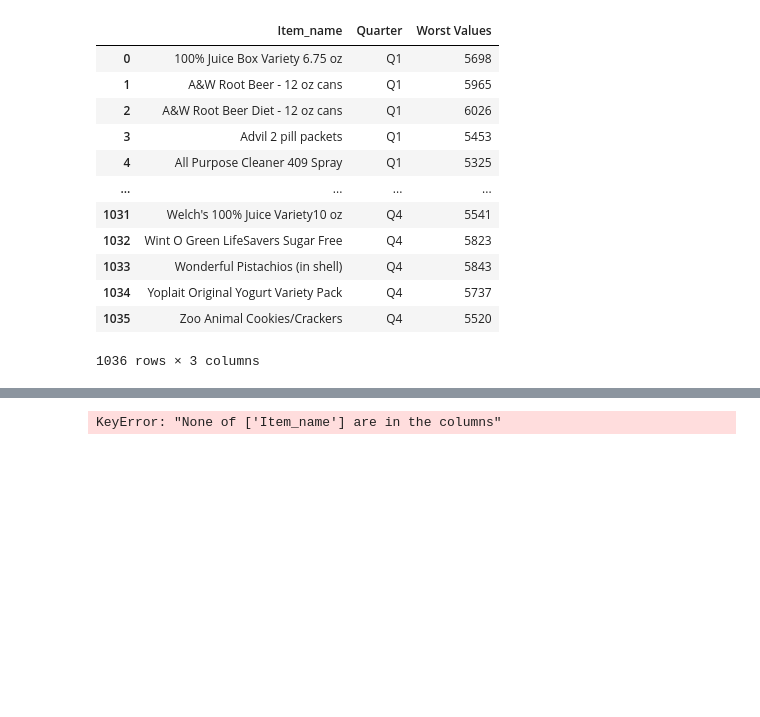
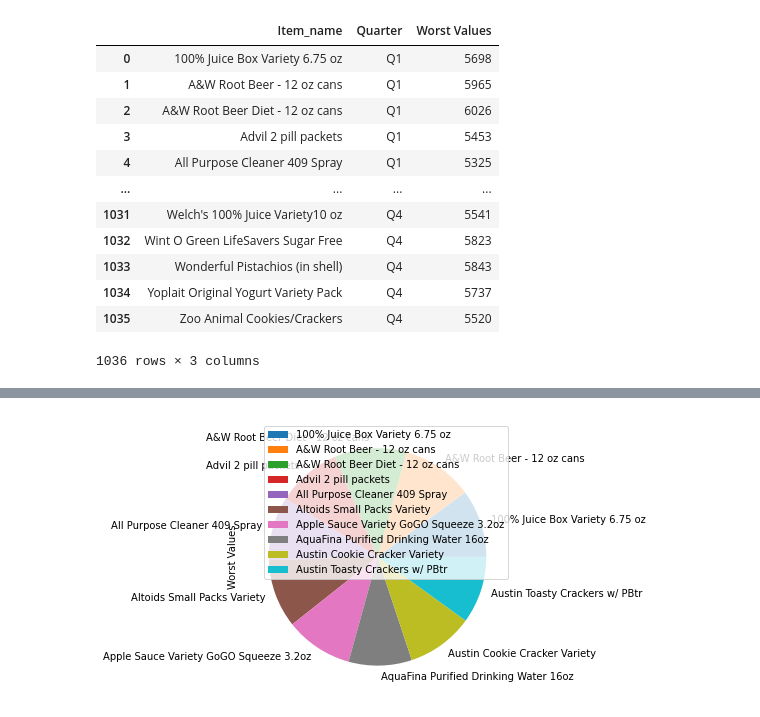
Before and after one commit to SadiaAlamChy/HDA-Tech-Learning, a Jupyter notebook: notebook/Analytics/OLAP Query/Query 8.ipynb, the cells around one changed output, grey strips where cells are left out. Saved outputs shown, nothing was run; the diff lists cells and outputs as text; code cells hidden in the pictures; blank space fills up the shorter version.

Commit message:
(Q1-10)completed with visualization

```diff
--- a/notebook/Analytics/OLAP Query/Query 8.ipynb
+++ b/notebook/Analytics/OLAP Query/Query 8.ipynb
@@ -199,0 +175,3 @@ df5
+# %%
+df_copy=df
+df_copy
@@ -199,0 +216,3 @@ df5
+# %%
+dfc=df_copy.dropna()
+dfc
@@ -204 +239,4 @@ Worst Values    int64
 dtype: object
+# %%
+dfc1=dfc.iloc[0:10]
+dfc1
@@ -205,5 +255,7 @@ dtype: object
 # %%
-worst_df= df5.set_index(['Item_name'])
+dfc= dfc1.set_index(['Item_name'])
-# %% [output]
-KeyError: "None of ['Item_name'] are in the columns"
+# %%
+plot = dfc.plot.pie(y='Worst Values', figsize=(5, 5))
+# %% [output]
+[figure, added]
 # %%
```
Also changed, not shown: parts of 17 cells of this notebook.
